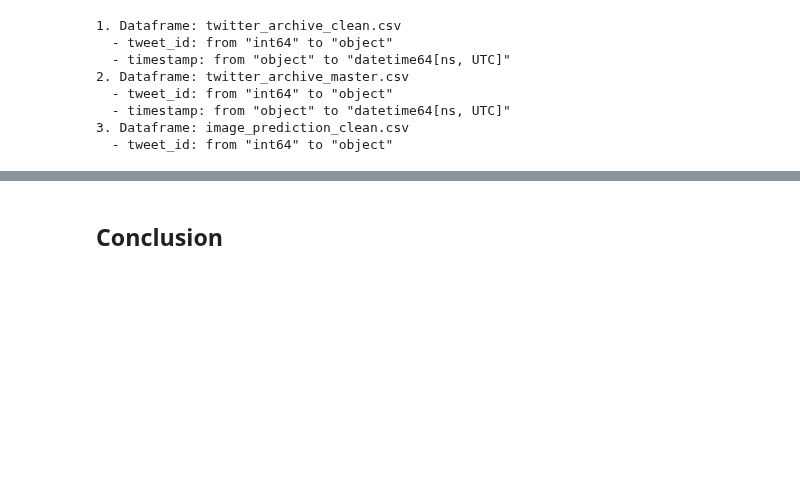
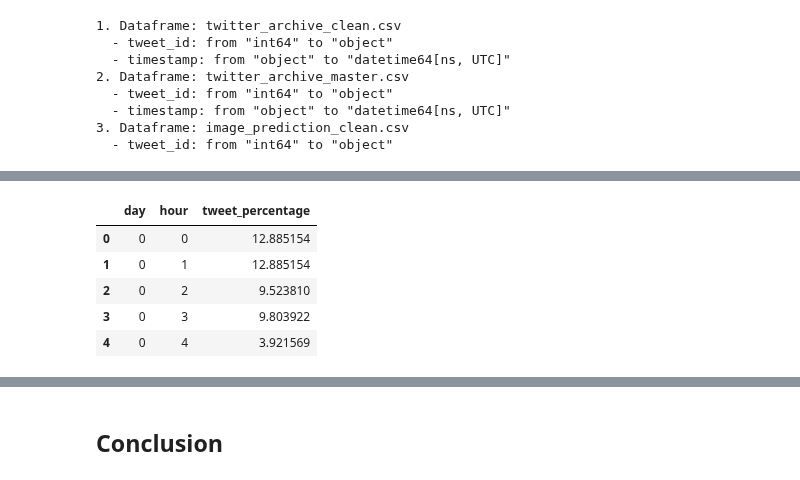
Before and after one commit to jmlcode/p3-analyze-tweet-data, a Jupyter notebook: eda_act.ipynb, the cells around one changed output, grey strips where cells are left out. Saved outputs shown, nothing was run; the diff lists cells and outputs as text; code cells hidden in the pictures; blank space fills up the shorter version.

```diff
--- a/eda_act.ipynb
+++ b/eda_act.ipynb
@@ -67,0 +150,13 @@ for i in range(len(df_list)):
+# %%
+# sort values by three columns and reset index
+df_1.sort_values(by = ['day', 'hour', 'tweet_percentage'], inplace = True)
+df_1.reset_index(drop = True, inplace = True)
+
+df_1.head()
+# %% [output]
+|  | day | hour | tweet_percentage |
+| 0 | 0 | 0 | 12.885154 |
+| 1 | 0 | 1 | 12.885154 |
+| 2 | 0 | 2 | 9.523810 |
+| 3 | 0 | 3 | 9.803922 |
+| 4 | 0 | 4 | 3.921569 |
```
Also changed, not shown: parts of 9 cells of this notebook.
